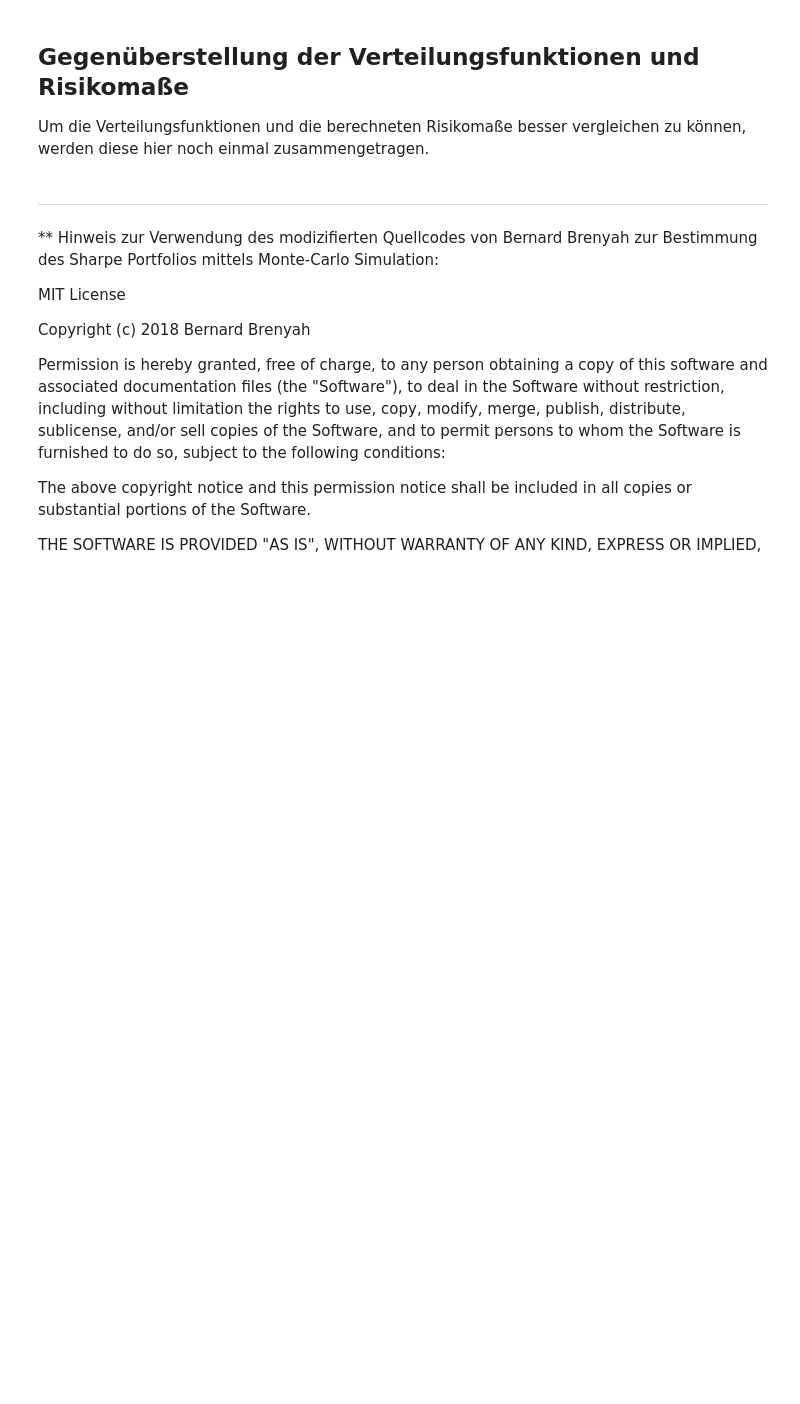
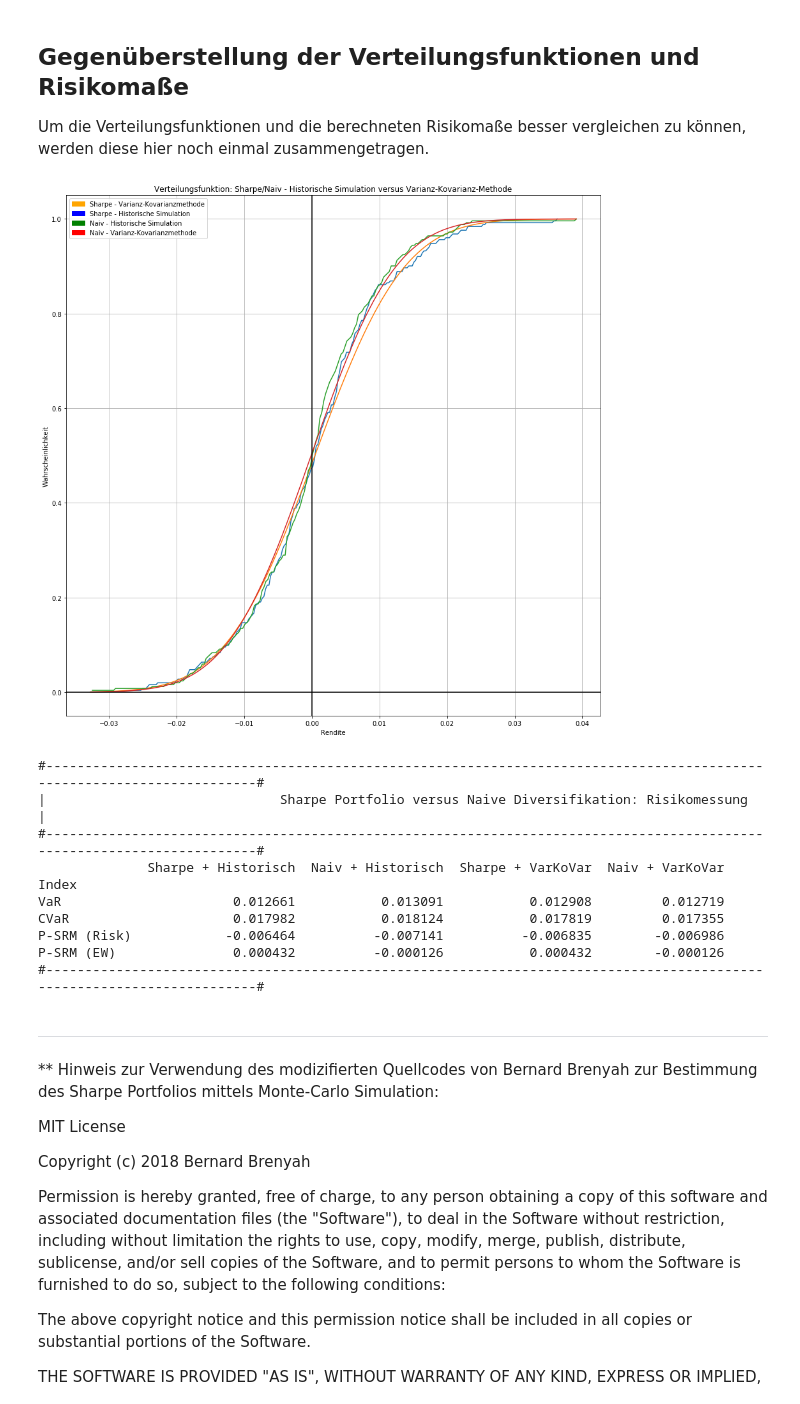
Before and after one commit to trh0ly/pf-selection, a Jupyter notebook: PF Selection.ipynb, the cells around one changed output. Drawn from its saved outputs; the diff is of its cells as text; code cells hidden in the pictures; blank space fills up the shorter version.

```diff
--- a/PF Selection.ipynb
+++ b/PF Selection.ipynb
@@ -375,57 +485,63 @@ print('#' + SCREEN_WIDTH * '-' + '#')
 Um die Verteilungsfunktionen und die berechneten Risikomaße besser vergleichen zu können, werden diese hier noch einmal zusammengetragen.
 # %%
 #-------------------------------------------------------------------------
-#  Sharpe-Portfolio: Historische Simulation - Plot (Blau)
-
+# Sharpe-Portfolio: Historische Simulation - Plot (Blau)
 hist_sim(sharpe_values_PF, bins)
 
 #-------------------------------------------------------------------------
 # Sharpe-Portfolio: Varianz-Kovarianz-Methode - Plot (Orange)
-
-var_co_var_sim(mini_values_PF, maxi_values_PF, bins, mu_sharpe_PF, std_sharpe_PF)
+_ = var_co_var_sim(mini_values_PF, maxi_values_PF, bins, mu_sharpe_PF, std_sharpe_PF)
 
 #-------------------------------------------------------------------------
 # Naive Diversifikation: Historische Simulation - Plot (Grün)
-
 hist_sim(naiv_values_PF, bins)
 
 #-------------------------------------------------------------------------
 # Naive Diversifikation: Varianz-Kovarianz-Methode - Plot (Rot)
-
-var_co_var_sim(mini_values_PF, maxi_values_PF, bins, mu_naiv_PF, std_naiv_PF)
+_ = var_co_var_sim(mini_values_PF, maxi_values_PF, bins, mu_naiv_PF, std_naiv_PF)
 
 #-------------------------------------------------------------------------
 # Restliche Einstellungen für die Grafik
-
 plt.xlabel('Rendite')
 plt.ylabel('Wahrscheinlichkeit')
 blue_patch = mpatches.Patch(color='blue', label='Sharpe - Historische Simulation')
 orange_patch = mpatches.Patch(color='orange', label='Sharpe - Varianz-Kovarianzmethode')
 green_patch = mpatches.Patch(color='green', label='Naiv - Historische Simulation')
 red_patch = mpatches.Patch(color='red', label='Naiv - Varianz-Kovarianzmethode')
 plt.legend(handles=[orange_patch, blue_patch, green_patch, red_patch])
 plt.title('Verteilungsfunktion: Sharpe/Naiv - Historische Simulation versus Varianz-Kovarianz-Methode')
 plt.grid()
 plt.axhline(0, color='black')
 plt.axvline(0, color='black')
 plt.show()
 
 #-------------------------------------------------------------------------
 # DataFrame Risikomessung: Übersicht
-
 RM_DataFrame = pd.DataFrame()
 RM_DataFrame['Index'] = ['VaR', 'CVaR', 'P-SRM (Risk)', 'P-SRM (EW)']
 RM_DataFrame['Sharpe + Historisch'] = RM_list[0]
 RM_DataFrame['Naiv + Historisch'] = RM_list[2]
 RM_DataFrame['Sharpe + VarKoVar'] = RM_list[1]
 RM_DataFrame['Naiv + VarKoVar'] = RM_list[3]
 RM_DataFrame = RM_DataFrame.set_index('Index')
 
 print('#' + SCREEN_WIDTH * '-' + '#')
 print('|' + centered('Sharpe Portfolio versus Naive Diversifikation: Risikomessung') + '| ')
 print('#' + SCREEN_WIDTH * '-' + '#')
 print(RM_DataFrame)
 print('#' + SCREEN_WIDTH * '-' + '#')
+# %% [output]
+[figure, added]
+#------------------------------------------------------------------------------------------------------------------------#
+|                              Sharpe Portfolio versus Naive Diversifikation: Risikomessung                              |
+#------------------------------------------------------------------------------------------------------------------------#
+              Sharpe + Historisch  Naiv + Historisch  Sharpe + VarKoVar  Naiv + VarKoVar
+Index
+VaR                      0.012661           0.013091           0.012908         0.012719
+CVaR                     0.017982           0.018124           0.017819         0.017355
+P-SRM (Risk)            -0.006464          -0.007141          -0.006835        -0.006986
+P-SRM (EW)               0.000432          -0.000126           0.000432        -0.000126
+#------------------------------------------------------------------------------------------------------------------------#
 # %% [markdown]
 ___
 
```
Also changed, not shown: parts of 13 cells of this notebook, 1 other file.
